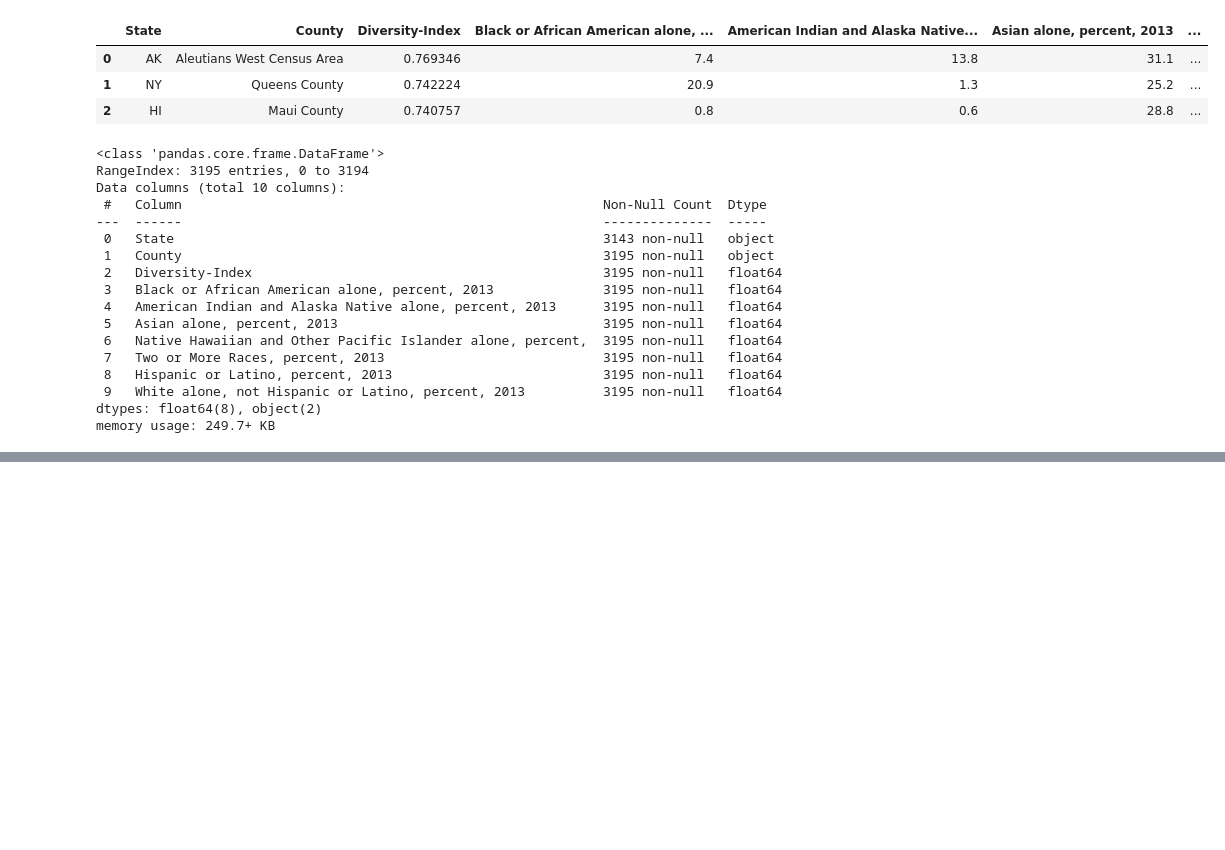
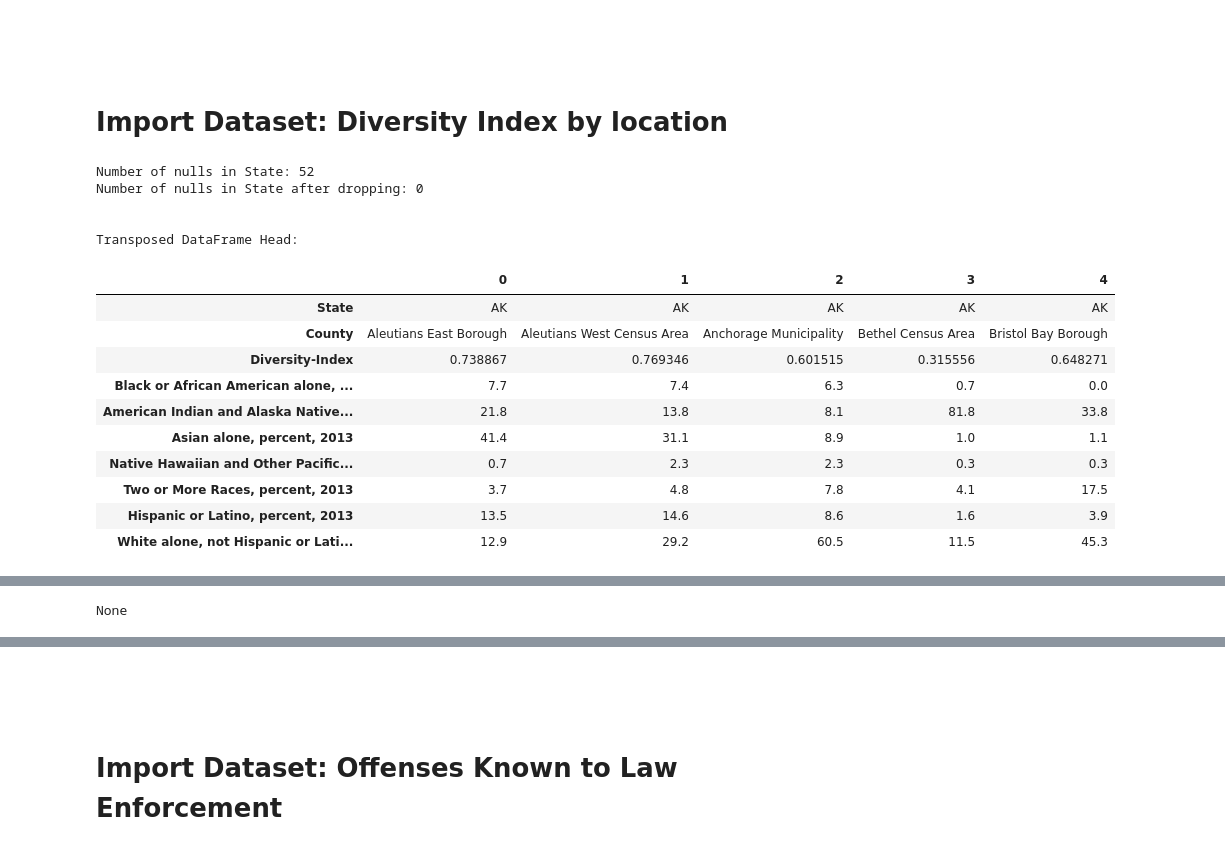
Before and after one commit to Shane-McCallum/Diversity-and-Violence--Is-there-a-connection-, a Jupyter notebook: Notebooks/Data Prep.ipynb, the cells around one changed output, grey strips where cells are left out. Cells and saved outputs as stored; diff of their text form; code cells hidden in the pictures; blank space fills up the shorter version.

Commit message:
data cleaning

```diff
--- a/Notebooks/Data Prep.ipynb
+++ b/Notebooks/Data Prep.ipynb
@@ -12,36 +13,57 @@ dfdiv = pd.read_csv(datap/"diversityindex.csv")
+# %% [markdown]
+<br>
+<br>
+# %% [markdown]
+# Import Dataset: Diversity Index by location
 # %%
+# import the data
+dfdiv = pd.read_csv(datap/"diversityindex.csv")
+
+
 # create State and County columns from generic Location column
-dfdiv[['County', 'State']] = pd.DataFrame(dfdiv['Location'].str.split(', ').tolist())
-dfdiv = dfdiv.drop(columns='Location')
+dfdiv[['County', 'State']] = pd.DataFrame(dfdiv['Location'].str.split(',').tolist())
+dfdiv['County'] = dfdiv['County'].str.strip()
+dfdiv['State'] = dfdiv['State'].str.strip()
+dfdiv = dfdiv.drop(columns='Location')  # remove the original
+
+# @TODO find the source of the NaNs
+print(f'Number of nulls in State: {dfdiv["State"].isna().sum()}')
+dfdiv = dfdiv.dropna(subset=['State'])
+print(f'Number of nulls in State after dropping: {dfdiv["State"].isna().sum()}')
+
 
 # reorder the columns
 cols = dfdiv.columns.tolist()
 cols = cols[-1:] + cols[-2:-1] + cols[:-2]
 dfdiv = dfdiv[cols]
 
-# Display the df
-display(dfdiv.head(3))
+# replace extraneous instances of 'County' string
+dfdiv['County'] = dfdiv['County']. \
+    str.replace(' County',''). \
+    str.replace('County ',''). \
+    str.replace('County','')
+
+dfdiv = dfdiv.sort_values(by=['State', 'County']).reset_index(drop=True)  # sort by geo loc
+
+# Display the df and stats
+print('\n\nTransposed DataFrame Head:')
+display(dfdiv.head(5).T) # transposed version is easier to see on screen
 display(dfdiv.info())
 display(dfdiv.describe().T)
 # %% [output]
+Number of nulls in State: 52
+Number of nulls in State after dropping: 0
+
+
+Transposed DataFrame Head:
-|  | State | County | Diversity-Index | Black or African American alone, ... | American Indian and Alaska Native... | Asian alone, percent, 2013 | ... |
-| 0 | AK | Aleutians West Census Area | 0.769346 | 7.4 | 13.8 | 31.1 | ... |
-| 1 | NY | Queens County | 0.742224 | 20.9 | 1.3 | 25.2 | ... |
-| 2 | HI | Maui County | 0.740757 | 0.8 | 0.6 | 28.8 | ... |
+|  | 0 | 1 | 2 | 3 | 4 |
+| State | AK | AK | AK | AK | AK |
+| County | Aleutians East Borough | Aleutians West Census Area | Anchorage Municipality | Bethel Census Area | Bristol Bay Borough |
+| Diversity-Index | 0.738867 | 0.769346 | 0.601515 | 0.315556 | 0.648271 |
+| Black or African American alone, ... | 7.7 | 7.4 | 6.3 | 0.7 | 0.0 |
+| American Indian and Alaska Native... | 21.8 | 13.8 | 8.1 | 81.8 | 33.8 |
+| Asian alone, percent, 2013 | 41.4 | 31.1 | 8.9 | 1.0 | 1.1 |
+| Native Hawaiian and Other Pacific... | 0.7 | 2.3 | 2.3 | 0.3 | 0.3 |
+| Two or More Races, percent, 2013 | 3.7 | 4.8 | 7.8 | 4.1 | 17.5 |
+| Hispanic or Latino, percent, 2013 | 13.5 | 14.6 | 8.6 | 1.6 | 3.9 |
+| White alone, not Hispanic or Lati... | 12.9 | 29.2 | 60.5 | 11.5 | 45.3 |
-<class 'pandas.core.frame.DataFrame'>
-RangeIndex: 3195 entries, 0 to 3194
-Data columns (total 10 columns):
- #   Column                                                      Non-Null Count  Dtype
----  ------                                                      --------------  -----
- 0   State                                                       3143 non-null   object
- 1   County                                                      3195 non-null   object
- 2   Diversity-Index                                             3195 non-null   float64
- 3   Black or African American alone, percent, 2013              3195 non-null   float64
- 4   American Indian and Alaska Native alone, percent, 2013      3195 non-null   float64
- 5   Asian alone, percent, 2013                                  3195 non-null   float64
- 6   Native Hawaiian and Other Pacific Islander alone, percent,  3195 non-null   float64
- 7   Two or More Races, percent, 2013                            3195 non-null   float64
- 8   Hispanic or Latino, percent, 2013                           3195 non-null   float64
- 9   White alone, not Hispanic or Latino, percent, 2013          3195 non-null   float64
-dtypes: float64(8), object(2)
-memory usage: 249.7+ KB
@@ -49 +87,2 @@ None
+None
 |  | count | mean | std | min | 25% | 50% | 75% | max |
@@ -58,3 +97,8 @@ None
+# %% [markdown]
+<br>
+<br>
+# %% [markdown]
+# Import Dataset: Offenses Known to Law Enforcement
 # %%
 dfoff = pd.read_excel(datap/"Table_8_Offenses_Known_to_Law_Enforcement_by_State_by_Metropolitan_and_Nonmetropolitan_Counties_2016.xls", \
     skiprows=4)
```
Also changed, not shown: parts of 10 cells of this notebook.
